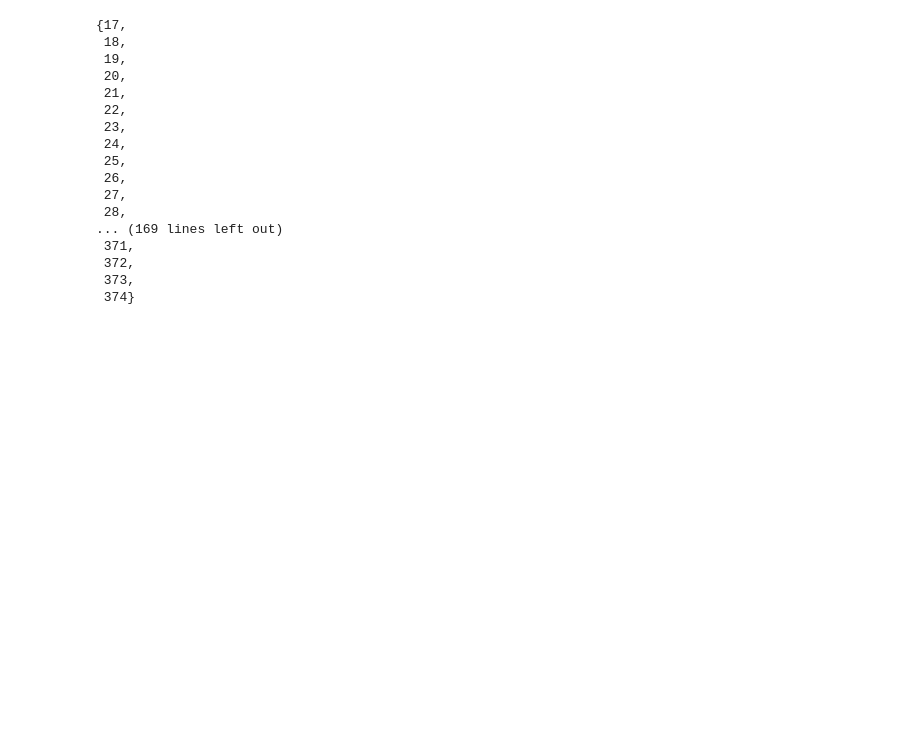
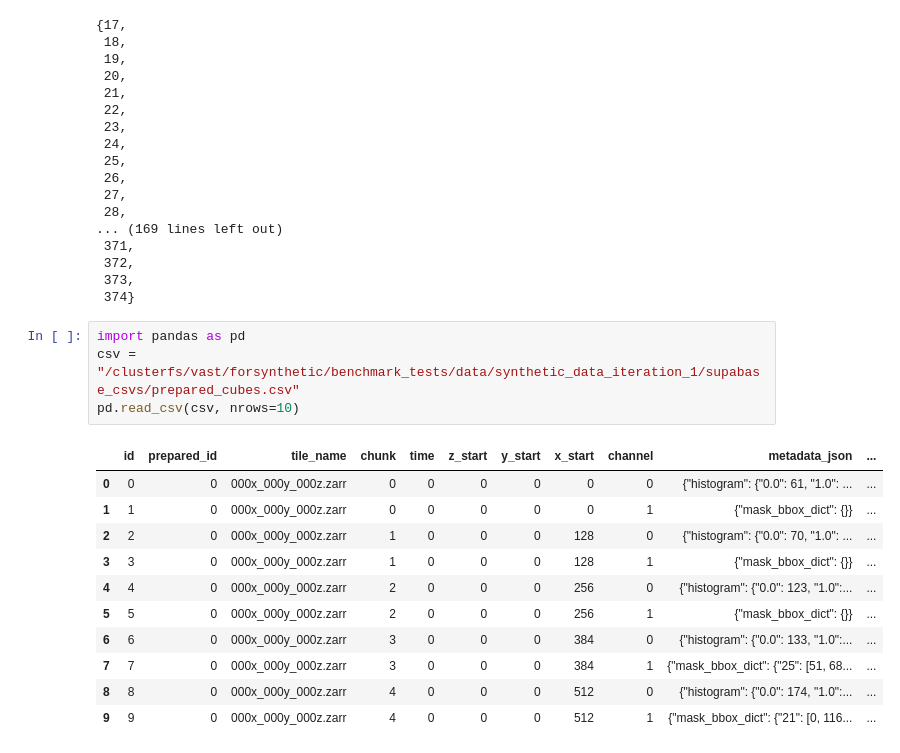
Before and after one commit to Panzax/segmentation_case_study, a Jupyter notebook: notebooks/scratch.ipynb, the cells around one changed output. Drawn from its saved outputs; the diff is of its cells as text; blank space fills up the shorter version.

```diff
--- a/notebooks/scratch.ipynb
+++ b/notebooks/scratch.ipynb
@@ -200,3 +200,19 @@ set(volume_ids.tolist())
  372,
  373,
  374}
+# %%
+import pandas as pd
+csv = "/clusterfs/vast/forsynthetic/benchmark_tests/data/synthetic_data_iteration_1/supabase_csvs/prepared_cubes.csv"
+pd.read_csv(csv, nrows=10)
+# %% [output]
+|  | id | prepared_id | tile_name | chunk | time | z_start | y_start | x_start | channel | metadata_json | ... |
+| 0 | 0 | 0 | 000x_000y_000z.zarr | 0 | 0 | 0 | 0 | 0 | 0 | {"histogram": {"0.0": 61, "1.0": ... | ... |
+| 1 | 1 | 0 | 000x_000y_000z.zarr | 0 | 0 | 0 | 0 | 0 | 1 | {"mask_bbox_dict": {}} | ... |
+| 2 | 2 | 0 | 000x_000y_000z.zarr | 1 | 0 | 0 | 0 | 128 | 0 | {"histogram": {"0.0": 70, "1.0": ... | ... |
+| 3 | 3 | 0 | 000x_000y_000z.zarr | 1 | 0 | 0 | 0 | 128 | 1 | {"mask_bbox_dict": {}} | ... |
+| 4 | 4 | 0 | 000x_000y_000z.zarr | 2 | 0 | 0 | 0 | 256 | 0 | {"histogram": {"0.0": 123, "1.0":... | ... |
+| 5 | 5 | 0 | 000x_000y_000z.zarr | 2 | 0 | 0 | 0 | 256 | 1 | {"mask_bbox_dict": {}} | ... |
+| 6 | 6 | 0 | 000x_000y_000z.zarr | 3 | 0 | 0 | 0 | 384 | 0 | {"histogram": {"0.0": 133, "1.0":... | ... |
+| 7 | 7 | 0 | 000x_000y_000z.zarr | 3 | 0 | 0 | 0 | 384 | 1 | {"mask_bbox_dict": {"25": [51, 68... | ... |
+| 8 | 8 | 0 | 000x_000y_000z.zarr | 4 | 0 | 0 | 0 | 512 | 0 | {"histogram": {"0.0": 174, "1.0":... | ... |
+| 9 | 9 | 0 | 000x_000y_000z.zarr | 4 | 0 | 0 | 0 | 512 | 1 | {"mask_bbox_dict": {"21": [0, 116... | ... |
```
Also changed, not shown: parts of 16 cells of this notebook.
